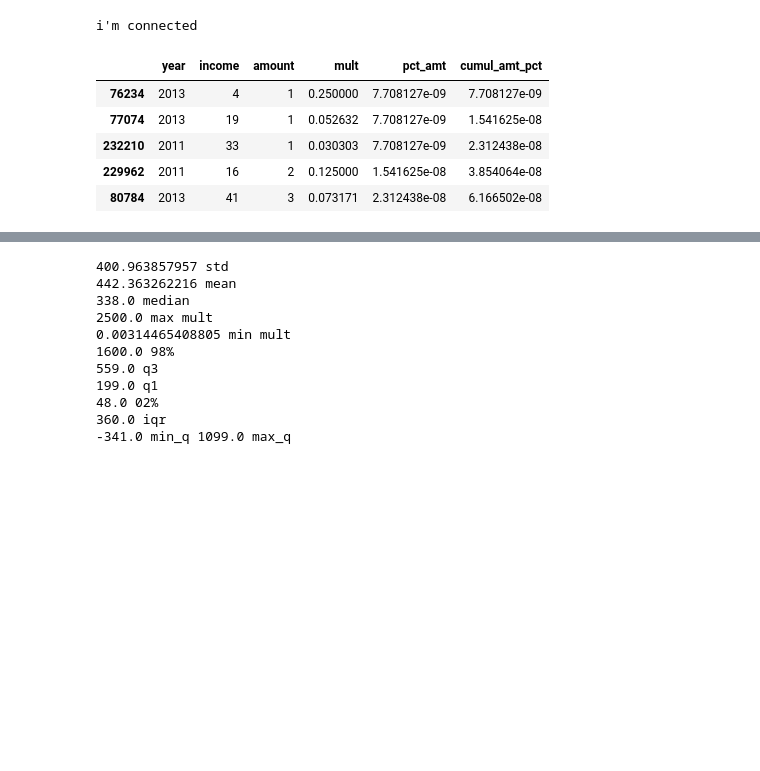
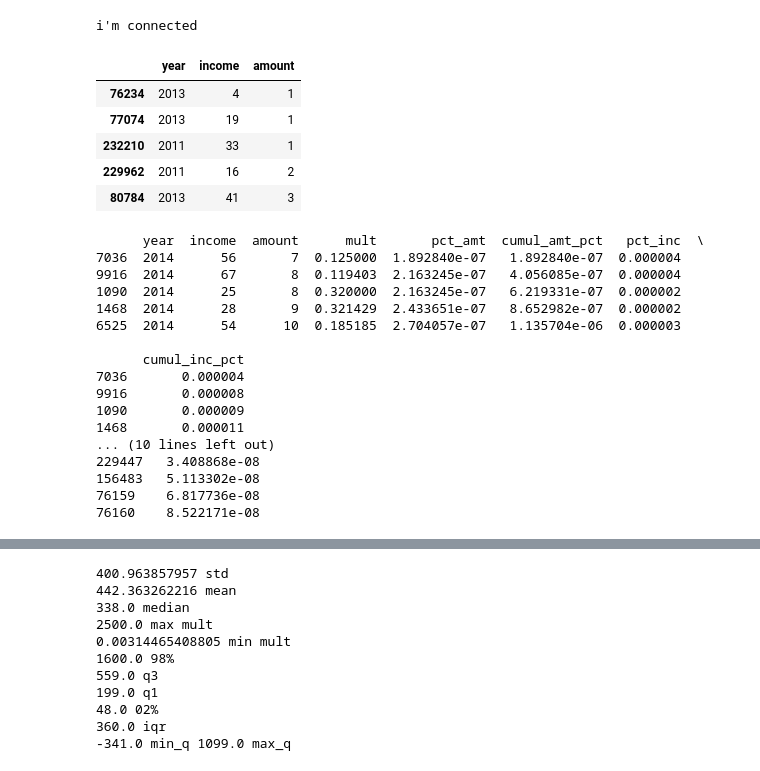
Before and after one commit to Kibrael/Edits, a Jupyter notebook: single_bank_viz.ipynb, the cells around one changed output, grey strips where cells are left out. Saved outputs shown, nothing was run; the diff lists cells and outputs as text; code cells hidden in the pictures; blank space fills up the shorter version.

```diff
--- a/single_bank_viz.ipynb
+++ b/single_bank_viz.ipynb
@@ -44,4 +47,13 @@ bank_df = pd.read_csv('dist_csvs/income_to_amount_dist__bank.csv')
 # %%
 #sort data frame by amount field, this is useful because multiple years are present
 bank_df.sort_values(by='amount', inplace=True)
+inc_df.sort_values(by='income', inplace=True)
+bank_df.head()
+# %% [output]
+|  | year | income | amount |
+| 76234 | 2013 | 4 | 1 |
+| 77074 | 2013 | 19 | 1 |
+| 232210 | 2011 | 33 | 1 |
+| 229962 | 2011 | 16 | 2 |
+| 80784 | 2013 | 41 | 3 |
 # %%
@@ -61,9 +76,21 @@ for index, row in bank_df.iterrows():
 # %%
-bank_df.head() #check dataframe for columns
+print(bank_df.head()) #check dataframe for columns
+print(inc_df.head())
 # %% [output]
-|  | year | income | amount | mult | pct_amt | cumul_amt_pct |
-| 76234 | 2013 | 4 | 1 | 0.250000 | 7.708127e-09 | 7.708127e-09 |
-| 77074 | 2013 | 19 | 1 | 0.052632 | 7.708127e-09 | 1.541625e-08 |
-| 232210 | 2011 | 33 | 1 | 0.030303 | 7.708127e-09 | 2.312438e-08 |
-| 229962 | 2011 | 16 | 2 | 0.125000 | 1.541625e-08 | 3.854064e-08 |
-| 80784 | 2013 | 41 | 3 | 0.073171 | 2.312438e-08 | 6.166502e-08 |
+      year  income  amount      mult       pct_amt  cumul_amt_pct   pct_inc  \
+7036  2014      56       7  0.125000  1.892840e-07   1.892840e-07  0.000004
+9916  2014      67       8  0.119403  2.163245e-07   4.056085e-07  0.000004
+1090  2014      25       8  0.320000  2.163245e-07   6.219331e-07  0.000002
+1468  2014      28       9  0.321429  2.433651e-07   8.652982e-07  0.000002
+6525  2014      54      10  0.185185  2.704057e-07   1.135704e-06  0.000003
+
+      cumul_inc_pct
+7036       0.000004
+9916       0.000008
+1090       0.000009
+1468       0.000011
+... (10 lines left out)
+229447   3.408868e-08
+156483   5.113302e-08
+76159    6.817736e-08
+76160    8.522171e-08
```
Also changed, not shown: parts of 17 cells of this notebook.
